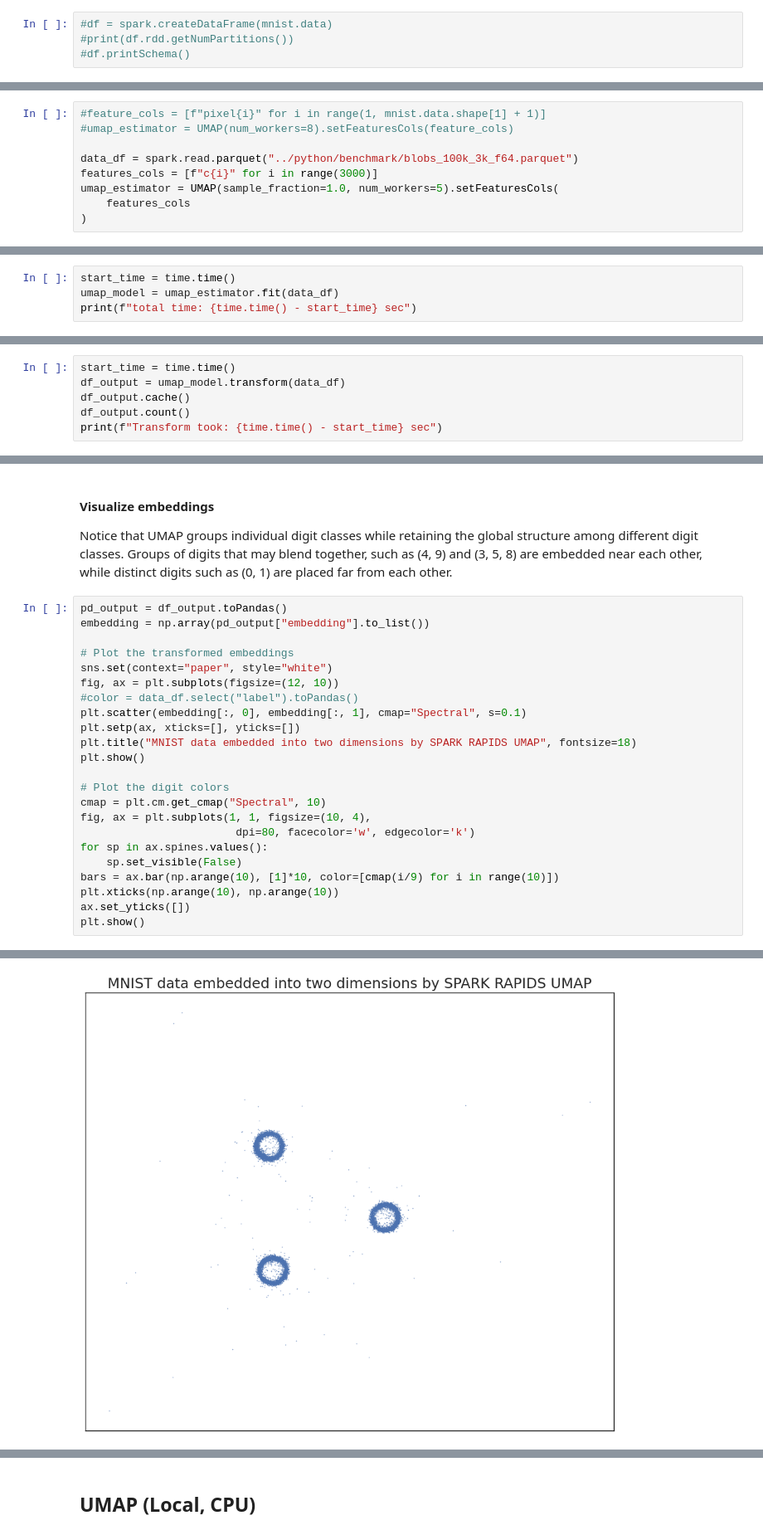
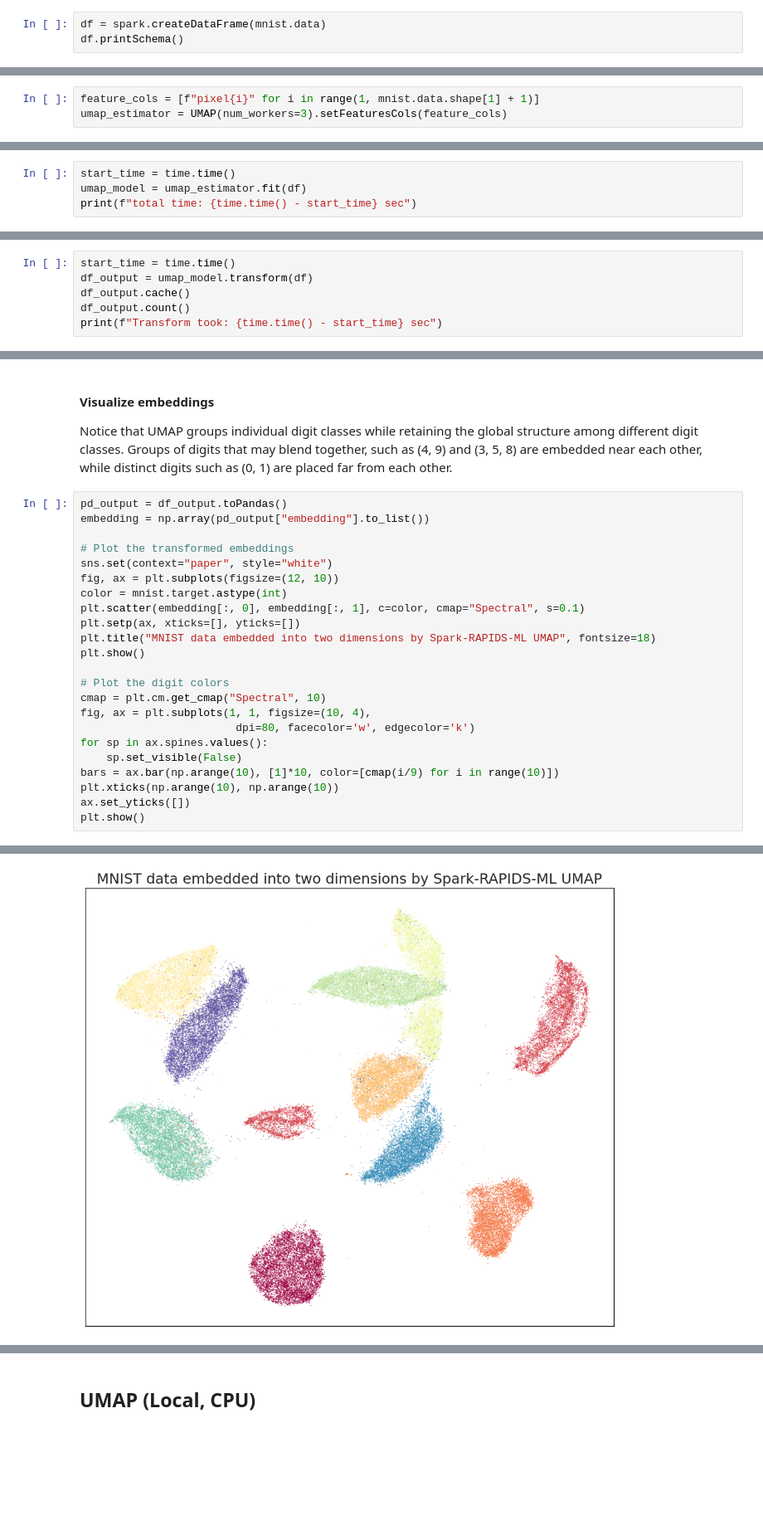
Before and after one commit to NVIDIA/spark-rapids-ml, a Jupyter notebook: notebooks/umap.ipynb, the cells around one changed output, grey strips where cells are left out. Shown at 83% size. Cells and saved outputs as stored; diff of their text form; blank space fills up the shorter version.

```diff
--- a/notebooks/umap.ipynb
+++ b/notebooks/umap.ipynb
@@ -54,4 +60,3 @@ To adjust logging level use sc.setLogLevel(newLevel). For SparkR, use setLogLeve
 # %%
-#df = spark.createDataFrame(mnist.data)
-#print(df.rdd.getNumPartitions())
-#df.printSchema()
+df = spark.createDataFrame(mnist.data)
+df.printSchema()
@@ -60,11 +83,5 @@ To adjust logging level use sc.setLogLevel(newLevel). For SparkR, use setLogLeve
 # %%
 from spark_rapids_ml.umap import UMAP
 # %%
-#feature_cols = [f"pixel{i}" for i in range(1, mnist.data.shape[1] + 1)]
-#umap_estimator = UMAP(num_workers=8).setFeaturesCols(feature_cols)
-
-data_df = spark.read.parquet("../python/benchmark/blobs_100k_3k_f64.parquet")
-features_cols = [f"c{i}" for i in range(3000)]
-umap_estimator = UMAP(sample_fraction=1.0, num_workers=5).setFeaturesCols(
-    features_cols
-)
+feature_cols = [f"pixel{i}" for i in range(1, mnist.data.shape[1] + 1)]
+umap_estimator = UMAP(num_workers=3).setFeaturesCols(feature_cols)
@@ -86,6 +90,6 @@ data_df.show()
 Note that fit is executed on a single node, as multi-node fitting is not yet supported.
 # %%
 start_time = time.time()
-umap_model = umap_estimator.fit(data_df)
+umap_model = umap_estimator.fit(df)
 print(f"total time: {time.time() - start_time} sec")
 # %% [output]
@@ -131,7 +115,7 @@ print("Model embedding shape:", len(umap_model_loaded.embedding), ",", len(umap_
 ### Transform
 # %%
 start_time = time.time()
-df_output = umap_model.transform(data_df)
+df_output = umap_model.transform(df)
 df_output.cache()
 df_output.count()
 print(f"Transform took: {time.time() - start_time} sec")
@@ -167,10 +134,10 @@ embedding = np.array(pd_output["embedding"].to_list())
 # Plot the transformed embeddings
 sns.set(context="paper", style="white")
 fig, ax = plt.subplots(figsize=(12, 10))
-#color = data_df.select("label").toPandas()
-plt.scatter(embedding[:, 0], embedding[:, 1], cmap="Spectral", s=0.1)
+color = mnist.target.astype(int)
+plt.scatter(embedding[:, 0], embedding[:, 1], c=color, cmap="Spectral", s=0.1)
 plt.setp(ax, xticks=[], yticks=[])
-plt.title("MNIST data embedded into two dimensions by SPARK RAPIDS UMAP", fontsize=18)
+plt.title("MNIST data embedded into two dimensions by Spark-RAPIDS-ML UMAP", fontsize=18)
 plt.show()
 
 # Plot the digit colors
@@ -187,4 +155,4 @@ plt.show()
-[figure, old version]
+[figure, new version]
 [figure]
 # %% [markdown]
 ## UMAP (Local, CPU)
```
Also changed, not shown: parts of 27 cells of this notebook.
